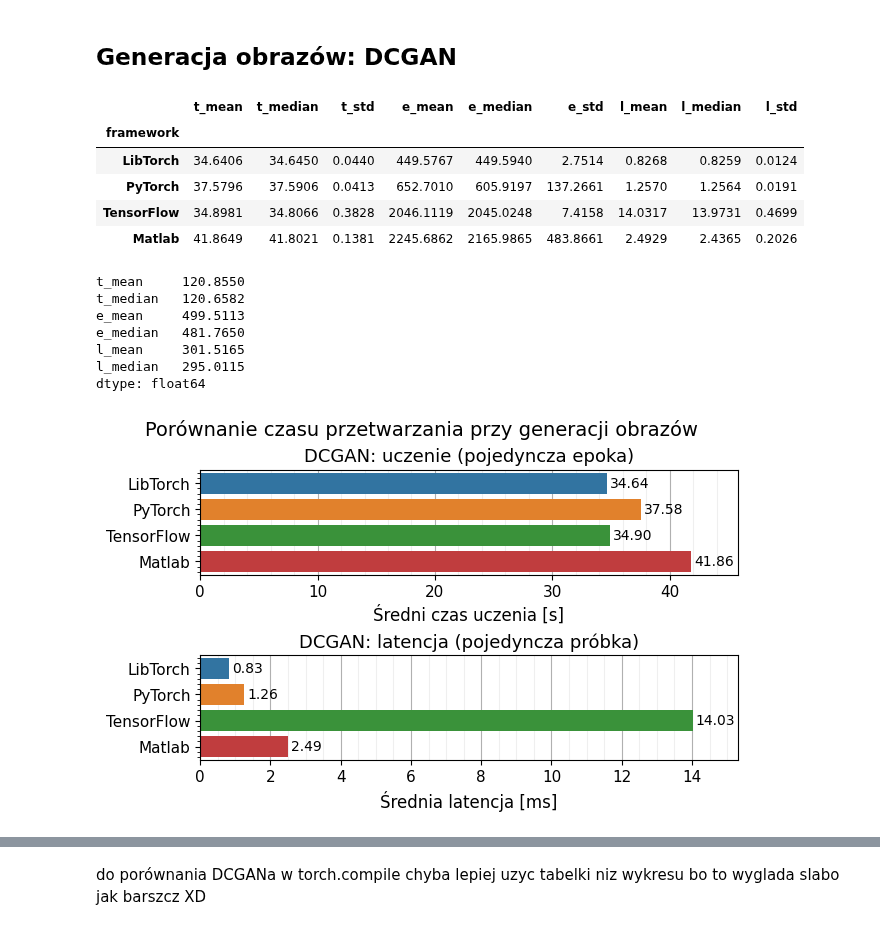
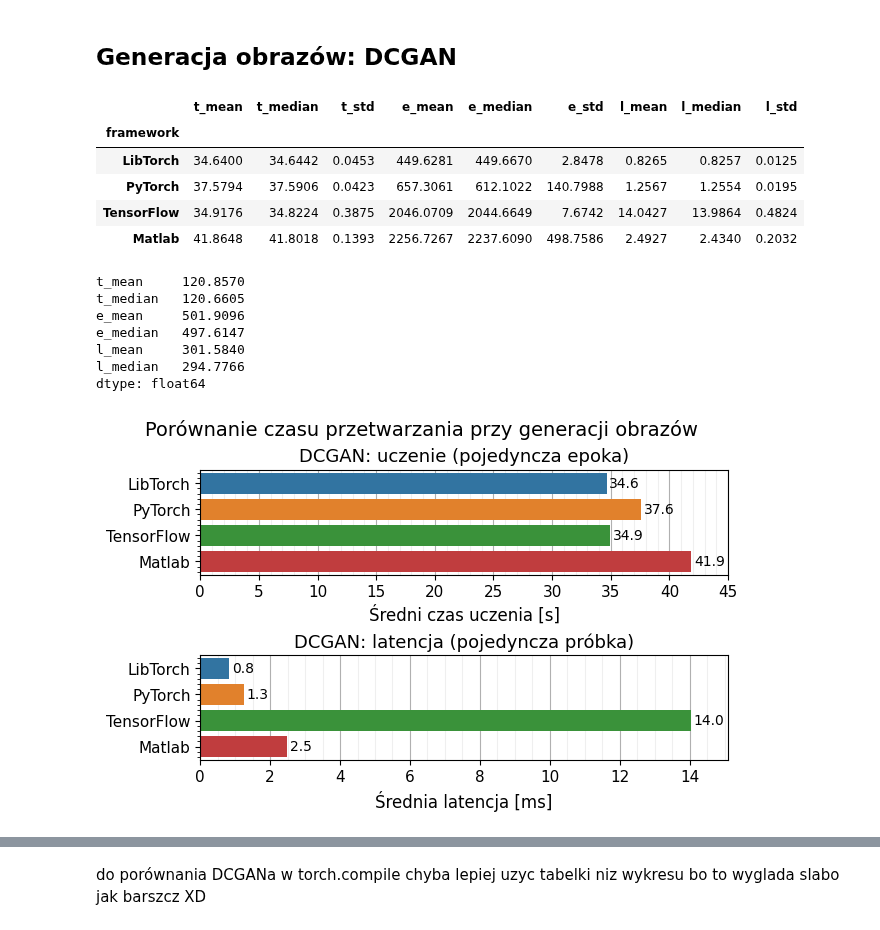
Before and after one commit to mihawb/dnn-lang-comparison, a Jupyter notebook: analysis/rolling_analysis_new.ipynb, the cells around one changed output, grey strips where cells are left out. Drawn from its saved outputs; the diff is of its cells as text; code cells hidden in the pictures.

```diff
--- a/analysis/rolling_analysis_new.ipynb
+++ b/analysis/rolling_analysis_new.ipynb
@@ -69,7 +69,7 @@ def join_tels(t, e, l) -> pd.DataFrame:
 		axis="columns"
 	)
 # %%
-tdf, edf, ldf = get_concat_results("../results_ultimate_%d", 1, 16, train_preserve_warmup=False, full=True)
+tdf, edf, ldf = get_concat_results("../data/results_ultimate_%d", 1, 15, train_preserve_warmup=False, full=True)
 
 mtdf, medf, mldf = mean_aggregate_results(tdf, edf, ldf, train_preserve_epoch=False, latency_preserve_epoch=False)
 # %% [markdown]
@@ -219,7 +259,7 @@ for i, (ax, model_name) in enumerate(zip(axes.flatten(), model_names * 2)):
 			    order=frameworks, ax=ax, zorder=2, hue="hue")
 	ax.get_legend().remove()
 	ax.set_xlabel("Framework" if i >= 4 else "")
-	ax.set_ylabel("Średni czas uczenia [s]" if i in [0, 4] else "")
+	ax.set_ylabel("Średni czas uczenia [s]" if i == 0 else "")
 	ax.set_title(model_name if i < 4 else "")
 	ax.grid(axis="y", which="major", zorder=1)
 	ax.minorticks_on()
@@ -228,7 +268,7 @@ for i, (ax, model_name) in enumerate(zip(axes.flatten(), model_names * 2)):
 	_, top = ax.get_ylim()
 	ax.set_ylim(top=top * 1.08)
 	for container in ax.containers:
-		ax.bar_label(container, fmt="{:.2f}", padding=2)
+		ax.bar_label(container, fmt="{:.1f}", padding=2)
 
 
 fig.savefig("../paper/plots/5.1-4.png")
@@ -524,48 +564,48 @@ display(xf_advantage)  # cuDNN wykonuje sie `x/100 razy` lub `o (x-100)%` dluzej
 # %% [output]
 |  | t_mean | t_median | t_std | e_mean | e_median | e_std | l_mean | l_median | l_std |
 | framework |  |  |  |  |  |  |  |  |  |
-| LibTorch | 34.6406 | 34.6450 | 0.0440 | 449.5767 | 449.5940 | 2.7514 | 0.8268 | 0.8259 | 0.0124 |
-| PyTorch | 37.5796 | 37.5906 | 0.0413 | 652.7010 | 605.9197 | 137.2661 | 1.2570 | 1.2564 | 0.0191 |
-| TensorFlow | 34.8981 | 34.8066 | 0.3828 | 2046.1119 | 2045.0248 | 7.4158 | 14.0317 | 13.9731 | 0.4699 |
-| Matlab | 41.8649 | 41.8021 | 0.1381 | 2245.6862 | 2165.9865 | 483.8661 | 2.4929 | 2.4365 | 0.2026 |
+| LibTorch | 34.6400 | 34.6442 | 0.0453 | 449.6281 | 449.6670 | 2.8478 | 0.8265 | 0.8257 | 0.0125 |
+| PyTorch | 37.5794 | 37.5906 | 0.0423 | 657.3061 | 612.1022 | 140.7988 | 1.2567 | 1.2554 | 0.0195 |
+| TensorFlow | 34.9176 | 34.8224 | 0.3875 | 2046.0709 | 2044.6649 | 7.6742 | 14.0427 | 13.9864 | 0.4824 |
+| Matlab | 41.8648 | 41.8018 | 0.1393 | 2256.7267 | 2237.6090 | 498.7586 | 2.4927 | 2.4340 | 0.2032 |
-t_mean     120.8550
-t_median   120.6582
-e_mean     499.5113
-e_median   481.7650
-l_mean     301.5165
-l_median   295.0115
+t_mean     120.8570
+t_median   120.6605
+e_mean     501.9096
+e_median   497.6147
+l_mean     301.5840
+l_median   294.7766
 dtype: float64
 # %%
 fig, axes = plt.subplots(2, 1, constrained_layout=True)
 fig.suptitle("Porównanie czasu przetwarzania przy generacji obrazów")
 fig.set_size_inches(6.4, 4)
 
 def dcgan_plots(data, title, xlabel, ax, xlim):
 	data["hue"] = ["lt", "pt", "tf", "ml"][:data.shape[0]]
 	sns.barplot(data=data, y="framework", x="elapsed_time_mean", zorder=2, ax=ax, orient="h", hue="hue")
 	ax.set_ylabel("")
 	ax.set_xlabel(xlabel)
 	ax.set_title(title)
 	ax.get_legend().remove()
 
 	ax.grid(axis="x", which="major", zorder=1)
 	ax.minorticks_on()
 	ax.tick_params(axis='x', which='minor', bottom=False)
 	ax.grid(visible=True, axis="x", which="minor", alpha=0.2, zorder=1)
 
 	ax.set_xlim(right=xlim)
 
 	for container in ax.containers:
-		ax.bar_label(container, fmt="{:.2f}", padding=2)
+		ax.bar_label(container, fmt="{:.1f}", padding=2)
 
 dcgan_plots(dcgan_t.reset_index(), title="DCGAN: uczenie (pojedyncza epoka)",
-			xlabel="Średni czas uczenia [s]", ax=axes[0], xlim=45.8)
+			xlabel="Średni czas uczenia [s]", ax=axes[0], xlim=45)
 dcgan_plots(dcgan_l.reset_index(), title="DCGAN: latencja (pojedyncza próbka)",
-			xlabel="Średnia latencja [ms]", ax=axes[1], xlim=15.3)
+			xlabel="Średnia latencja [ms]", ax=axes[1], xlim=15.1)
 
 fig.savefig("../paper/plots/5.3-1.png")
 # %% [output]
-[figure, old version]
+[figure, new version]
 # %%
 compiled_dcgan_t = mtdf[mtdf.framework.isin(["PyTorch_eager", "PyTorch_compile"]) &
 						(mtdf.model_name == "DCGAN")].reset_index()
```
Also changed, not shown: parts of 16 cells of this notebook, 8 other files.
